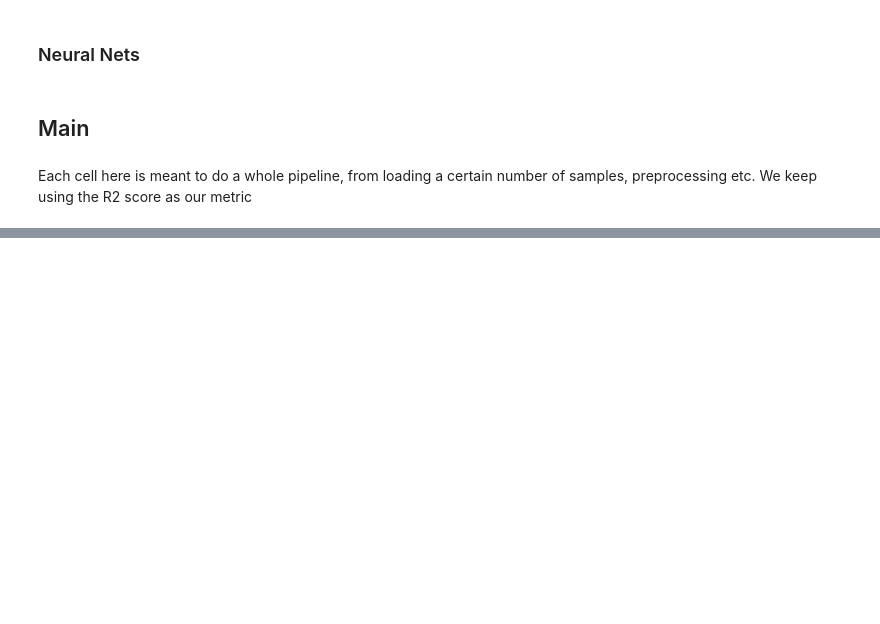
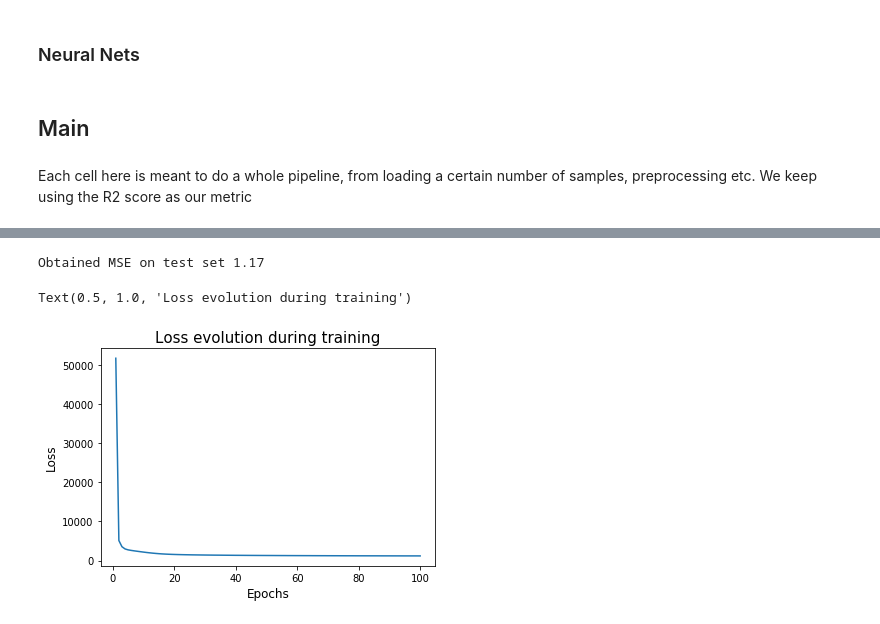
Before and after one commit to ymentha14/NMR_spectro_ML, a Jupyter notebook: project2/main.ipynb, the cells around one changed output, grey strips where cells are left out. Saved outputs shown, nothing was run; the diff lists cells and outputs as text; code cells hidden in the pictures; blank space fills up the shorter version.

```diff
--- a/project2/main.ipynb
+++ b/project2/main.ipynb
@@ -189,3 +201,17 @@ def test_lin_model(reg, X_train,y_train,X_test,y_test):
     return mse, mae
 # %% [markdown]
 ### Neural Nets
+# %%
+class Net(nn.Module):
+    def __init__(self, n):
+        super(Net, self).__init__()
+        self.fc1 = nn.Linear(n,100)
+        #self.fc2 = nn.Linear(80,50)
+        #self.fc3 = nn.Linear(624,624)
+        self.fc4 = nn.Linear(100,1)
+    def forward(self,x):
+        x = F.relu(self.fc1(x))
+        #x = F.relu(self.fc2(x))
+        #x = F.relu(self.fc3(x))
+        x = F.relu(self.fc4(x))
+        return x
@@ -220,0 +304,16 @@ train_score,test_score = test_lin_model(rid,X_train,y_train,X_test,y_test)
+# %%
+#Neural nets
+#Get the data
+X_train = np.copy(X_train_save)
+X_test = np.copy(X_test_save)
+y_train = np.copy(y_train_save)
+y_test = np.copy(y_test_save)
+X_train, X_test = do_PCA(X_train,X_test,40)
+minmx_scaler = MinMaxScaler()
+X_train, X_test = apply_scaler(minmx_scaler,X_train,X_test)
+
+#Convert to tensors
+train_input = torch.Tensor(X_train)
+test_input = torch.Tensor(X_test)
+train_target = torch.Tensor(y_train.reshape(len(y_train), 1))
+test_target = torch.Tensor(y_test.reshape(len(y_test), 1))
@@ -220,0 +331,5 @@ train_score,test_score = test_lin_model(rid,X_train,y_train,X_test,y_test)
+# %%
+#Train model
+mini_batch_size = 10
+model = Net(40)
+losses = train_model(model, train_input, train_target, mini_batch_size, monitor_loss=True)
@@ -220,0 +354,16 @@ train_score,test_score = test_lin_model(rid,X_train,y_train,X_test,y_test)
+# %%
+#Make predictions
+y_hat = make_pred(model, test_input)
+
+#Compute score
+mse_nn = compute_score(y_test, y_hat.detach().numpy())
+# %% [output]
+Obtained MSE on test set 1.17
+# %%
+plt.plot(np.arange(100)+1, losses)
+plt.xlabel('Epochs', fontsize=12)
+plt.ylabel('Loss', fontsize=12)
+plt.title('Loss evolution during training', fontsize=15)
+# %% [output]
+Text(0.5, 1.0, 'Loss evolution during training')
+[figure, added]
```
Also changed, not shown: parts of 12 cells of this notebook.
